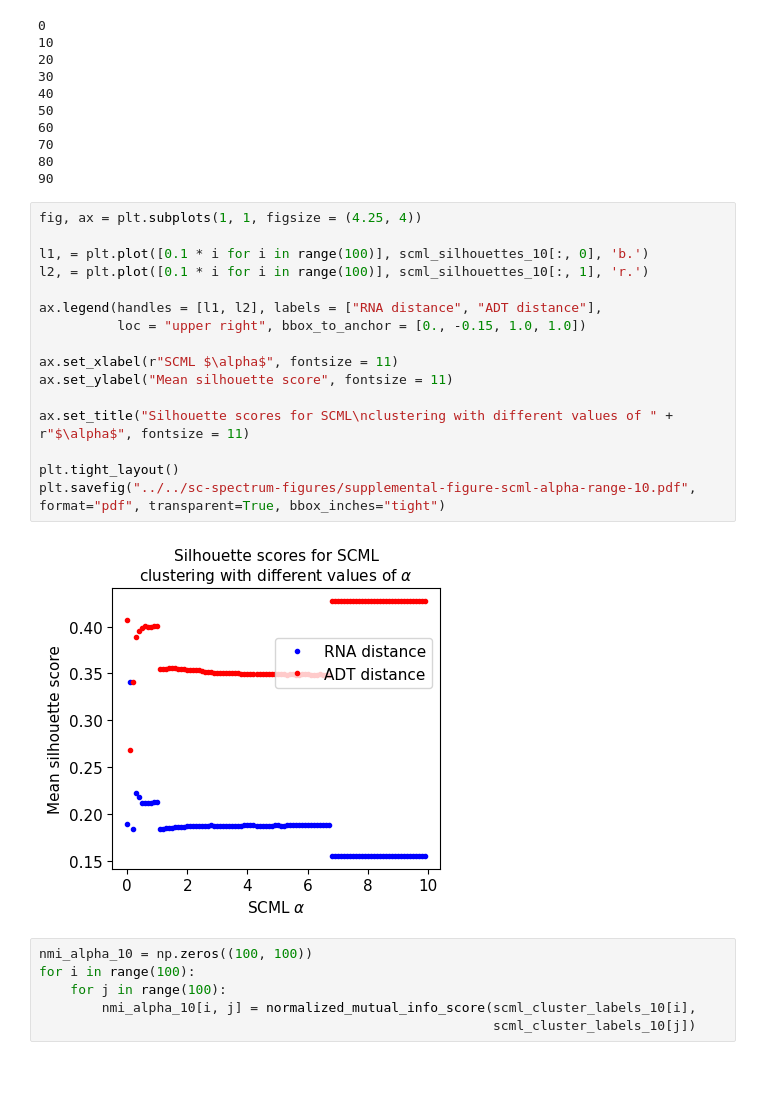
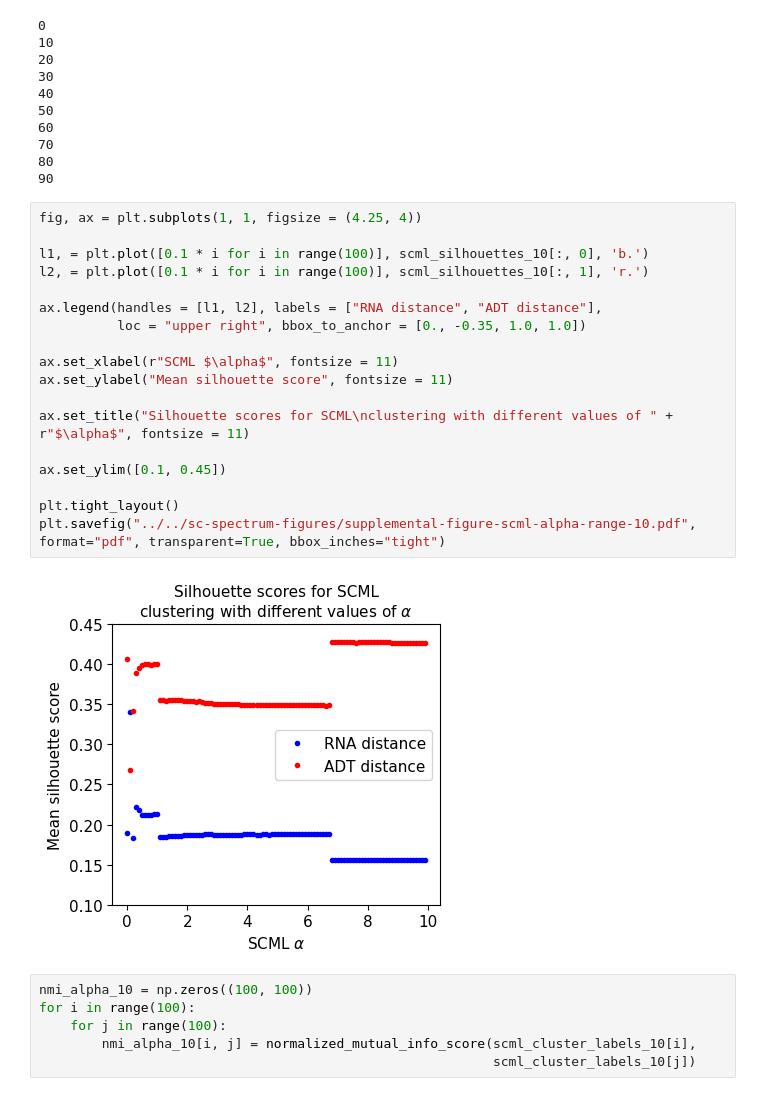
Before and after one commit to jssong-lab/sc-spectrum, a Jupyter notebook: notebooks/cbmc-analysis.ipynb, the cells around one changed output. Drawn from its saved outputs; the diff is of its cells as text.

Commit message:
Fixed figure legend in notebook

```diff
--- a/notebooks/cbmc-analysis.ipynb
+++ b/notebooks/cbmc-analysis.ipynb
@@ -584,21 +586,23 @@ for i in range(100):
 # %%
 fig, ax = plt.subplots(1, 1, figsize = (4.25, 4))
 
 l1, = plt.plot([0.1 * i for i in range(100)], scml_silhouettes_10[:, 0], 'b.')
 l2, = plt.plot([0.1 * i for i in range(100)], scml_silhouettes_10[:, 1], 'r.')
 
 ax.legend(handles = [l1, l2], labels = ["RNA distance", "ADT distance"],
-          loc = "upper right", bbox_to_anchor = [0., -0.15, 1.0, 1.0])
+          loc = "upper right", bbox_to_anchor = [0., -0.35, 1.0, 1.0])
 
 ax.set_xlabel(r"SCML $\alpha$", fontsize = 11)
 ax.set_ylabel("Mean silhouette score", fontsize = 11)
 
 ax.set_title("Silhouette scores for SCML\nclustering with different values of " + r"$\alpha$", fontsize = 11)
 
+ax.set_ylim([0.1, 0.45])
+
 plt.tight_layout()
 plt.savefig("../../sc-spectrum-figures/supplemental-figure-scml-alpha-range-10.pdf", format="pdf", transparent=True, bbox_inches="tight")
 # %% [output]
-[figure, old version]
+[figure, new version]
 # %%
 nmi_alpha_10 = np.zeros((100, 100))
 for i in range(100):
```
Also changed, not shown: parts of 3 cells of this notebook.
